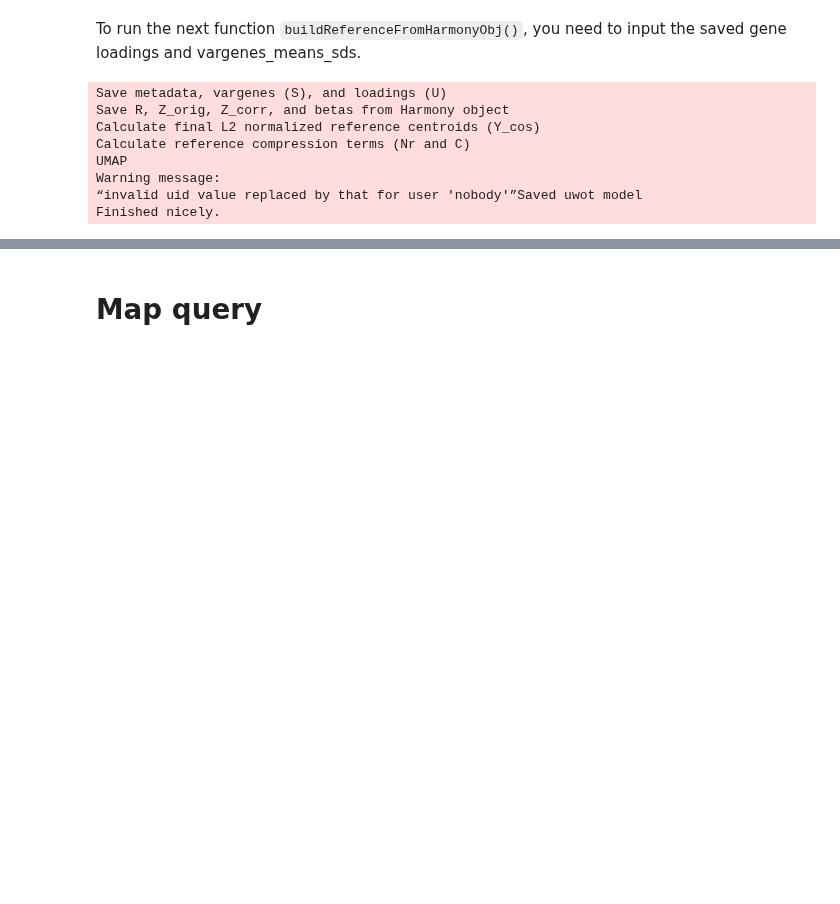
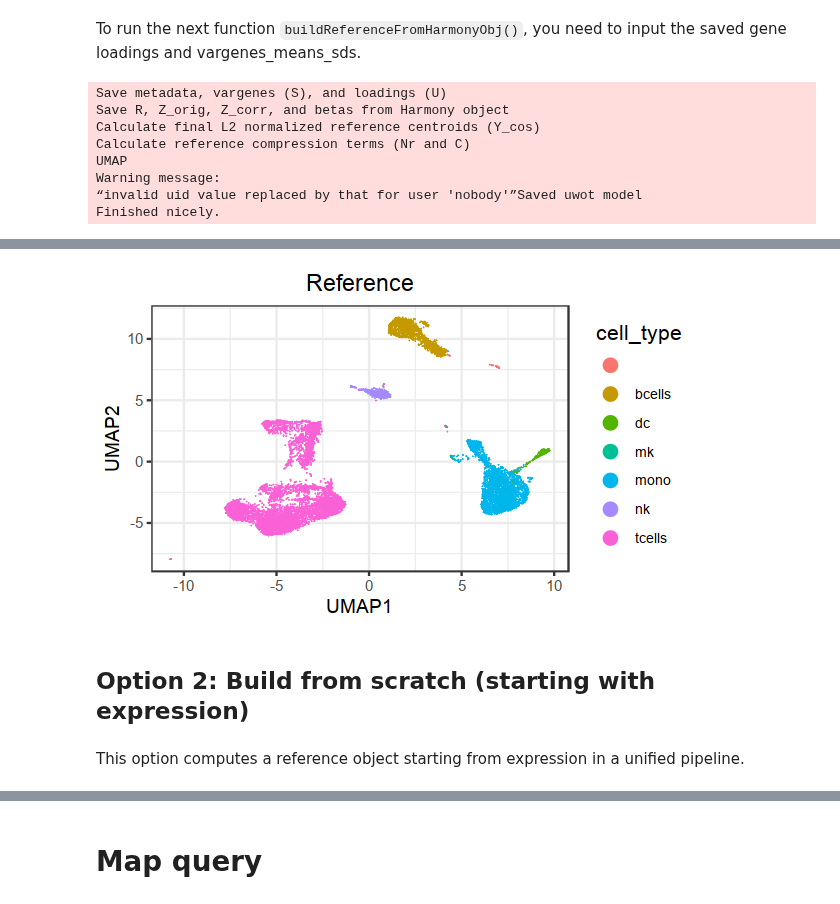
Before and after one commit to immunogenomics/symphony, a Jupyter notebook: vignettes/pbmcs_tutorial.ipynb, the cells around one changed output, grey strips where cells are left out. Drawn from its saved outputs; the diff is of its cells as text; code cells hidden in the pictures; blank space fills up the shorter version.

Commit message:
updated pbmcs tutorial option 1 and 2

```diff
--- a/vignettes/pbmcs_tutorial.ipynb
+++ b/vignettes/pbmcs_tutorial.ipynb
@@ -230,0 +186,14 @@ p2
+# %%
+# Visualize reference UMAP
+reference = readRDS('./testing_reference1.rds')
+
+umap_labels = cbind(ref_metadata, reference$umap$embedding)
+
+fig.size(3, 5)
+plotBasic(umap_labels, title = 'Reference', color.by = 'cell_type')
+# %% [output]
+[figure, added]
+# %% [markdown]
+## Option 2: Build from scratch (starting with expression)
+# %% [markdown]
+This option computes a reference object starting from expression in a unified pipeline.
```
Also changed, not shown: parts of 28 cells of this notebook.
